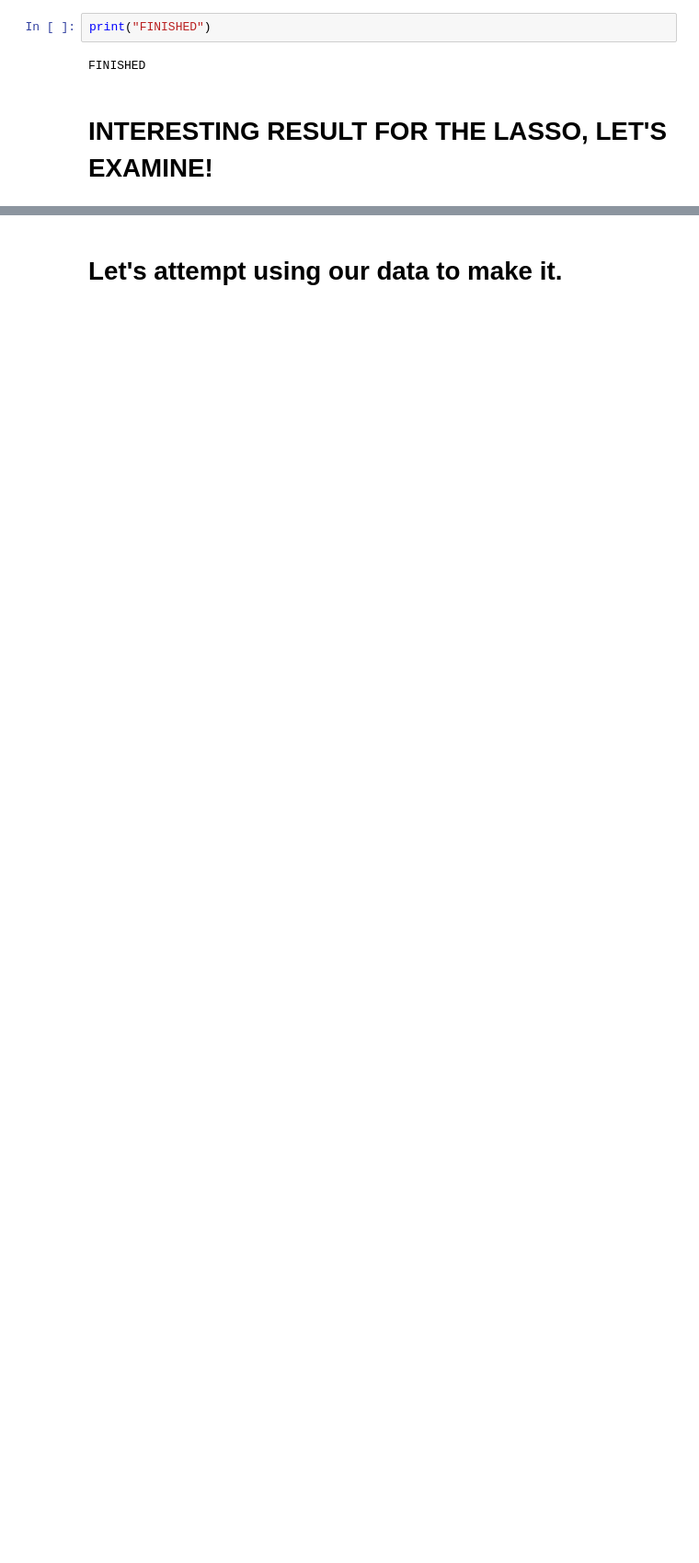
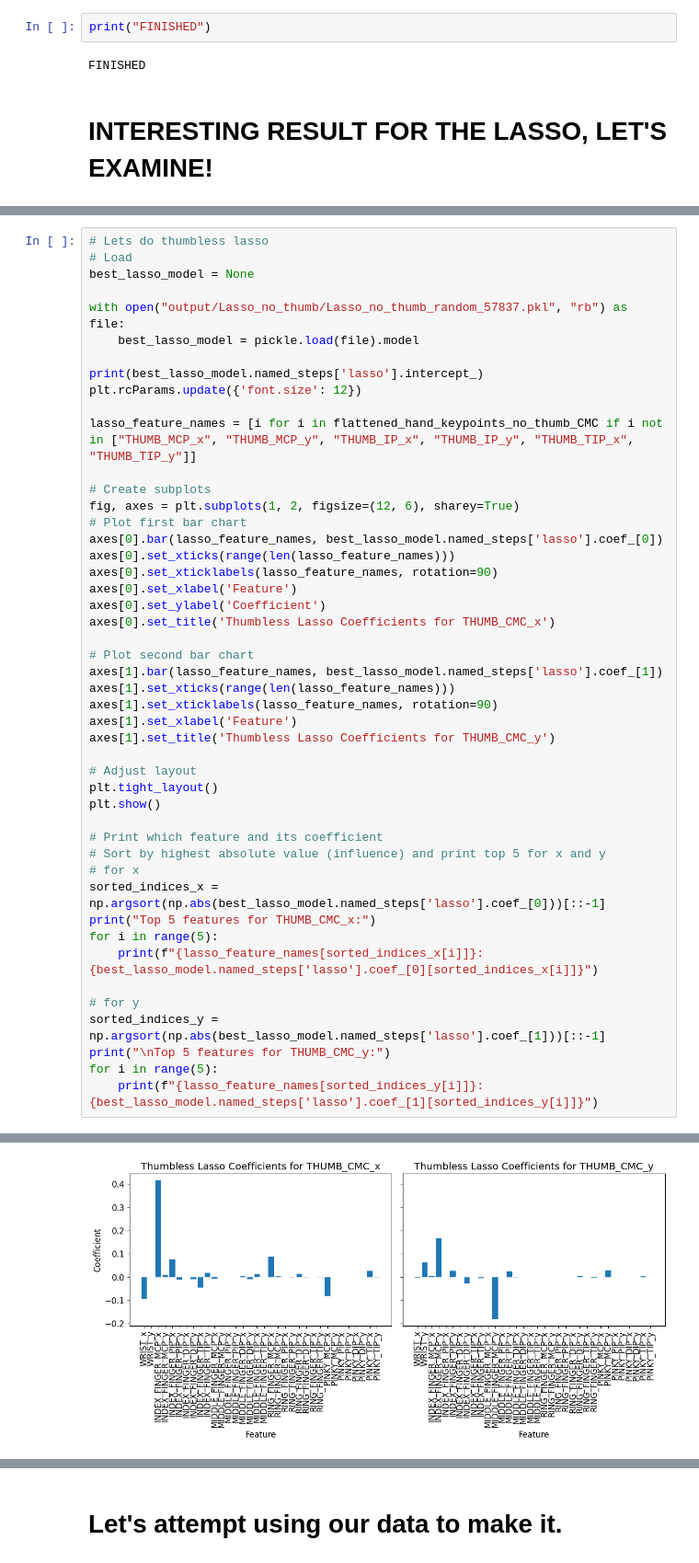
Before and after one commit to MarekTran/hypothenar-inferrence, a Jupyter notebook: main.ipynb, the cells around one changed output, grey strips where cells are left out. Shown at 92% size. Drawn from its saved outputs; the diff is of its cells as text; blank space fills up the shorter version.

```diff
--- a/main.ipynb
+++ b/main.ipynb
@@ -1939,0 +2046,48 @@ plt.show()
+# %%
+# Lets do thumbless lasso
+# Load
+best_lasso_model = None
+
+with open("output/Lasso_no_thumb/Lasso_no_thumb_random_57837.pkl", "rb") as file:
+    best_lasso_model = pickle.load(file).model
+
+print(best_lasso_model.named_steps['lasso'].intercept_)
+plt.rcParams.update({'font.size': 12})
+
+lasso_feature_names = [i for i in flattened_hand_keypoints_no_thumb_CMC if i not in ["THUMB_MCP_x", "THUMB_MCP_y", "THUMB_IP_x", "THUMB_IP_y", "THUMB_TIP_x", "THUMB_TIP_y"]]
+
+# Create subplots
+fig, axes = plt.subplots(1, 2, figsize=(12, 6), sharey=True)
+# Plot first bar chart
+axes[0].bar(lasso_feature_names, best_lasso_model.named_steps['lasso'].coef_[0])
+axes[0].set_xticks(range(len(lasso_feature_names)))
+axes[0].set_xticklabels(lasso_feature_names, rotation=90)
+axes[0].set_xlabel('Feature')
+axes[0].set_ylabel('Coefficient')
+axes[0].set_title('Thumbless Lasso Coefficients for THUMB_CMC_x')
+
+# Plot second bar chart
+axes[1].bar(lasso_feature_names, best_lasso_model.named_steps['lasso'].coef_[1])
+axes[1].set_xticks(range(len(lasso_feature_names)))
+axes[1].set_xticklabels(lasso_feature_names, rotation=90)
+axes[1].set_xlabel('Feature')
+axes[1].set_title('Thumbless Lasso Coefficients for THUMB_CMC_y')
+
+# Adjust layout
+plt.tight_layout()
+plt.show()
+
+# Print which feature and its coefficient
+# Sort by highest absolute value (influence) and print top 5 for x and y
+# for x
+sorted_indices_x = np.argsort(np.abs(best_lasso_model.named_steps['lasso'].coef_[0]))[::-1]
+print("Top 5 features for THUMB_CMC_x:")
+for i in range(5):
+    print(f"{lasso_feature_names[sorted_indices_x[i]]}: {best_lasso_model.named_steps['lasso'].coef_[0][sorted_indices_x[i]]}")
+
+# for y
+sorted_indices_y = np.argsort(np.abs(best_lasso_model.named_steps['lasso'].coef_[1]))[::-1]
+print("\nTop 5 features for THUMB_CMC_y:")
+for i in range(5):
+    print(f"{lasso_feature_names[sorted_indices_y[i]]}: {best_lasso_model.named_steps['lasso'].coef_[1][sorted_indices_y[i]]}")
+# %% [output]
@@ -1939,0 +2095 @@ plt.show()
+[figure, added]
```
Also changed, not shown: parts of 32 cells of this notebook.
